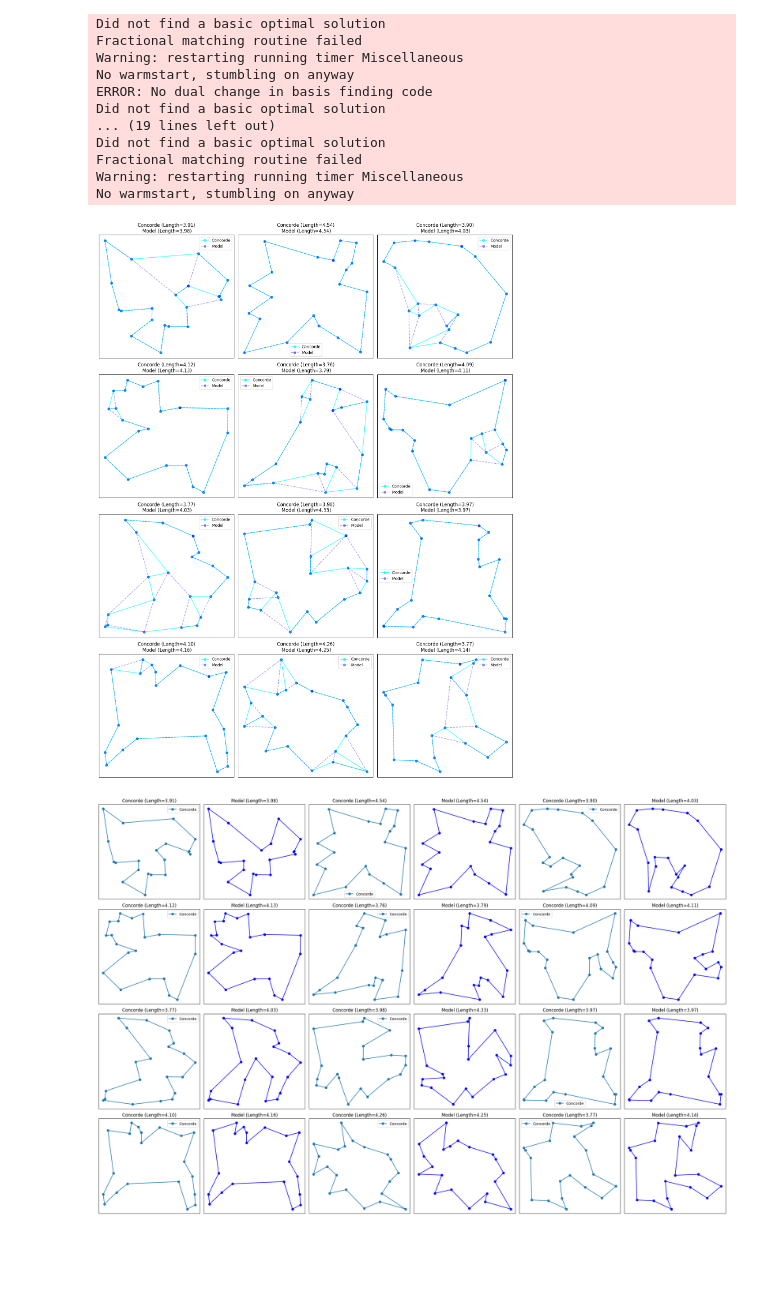
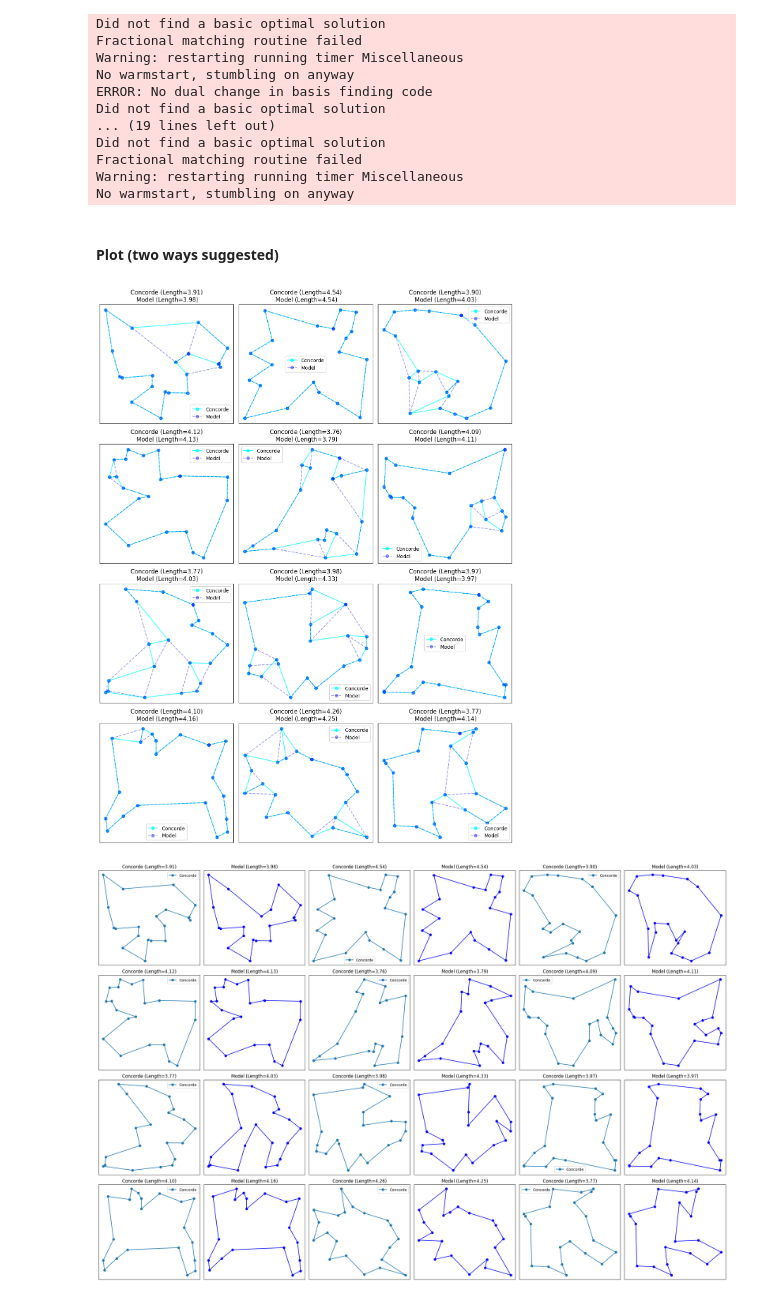
Before and after one commit to MarioAuditore/TDA-for-Travelling-Salesman, a Jupyter notebook: data_generation_and_train.ipynb, the cells around one changed output. Drawn from its saved outputs; the diff is of its cells as text; code cells hidden in the pictures; blank space fills up the shorter version.

Commit message:
updated visualization and removed some comments

```diff
--- a/data_generation_and_train.ipynb
+++ b/data_generation_and_train.ipynb
@@ -340,11 +340,6 @@ Loaded checkpoint for 20 nodes | Mean length: 3.8207452297210693
 def batch_sampler(data, batch_size, shuffle=True):
     """
     Generator function that yields batches from the dataset randomly.
-
-    Args:
-        data (np.ndarray): The dataset to sample from.
-        batch_size (int): The size of each batch.
-        shuffle (bool): Whether to shuffle the dataset at the beginning of each iteration.
     """
     data_size = len(data)
     indices = np.arange(data_size)
@@ -600,38 +571,40 @@ Did not find a basic optimal solution
 Fractional matching routine failed
 Warning: restarting running timer Miscellaneous
 No warmstart, stumbling on anyway
+# %% [markdown]
+#### Plot (two ways suggested)
 # %%
 n_tours = len(concorde_tours)
 n_cols = n_pairs
 
-fig, axs = plt.subplots(n_rows, n_cols, figsize=(5 * n_cols, 5 * n_rows))
+fig, axs = plt.subplots(n_rows, n_cols, figsize=(4 * n_cols, 4 * n_rows))
 
 for idx in range(n_tours):
     points = np.array(x_test[idx].to('cpu'))
     concorde_tour = concorde_tours[idx]
     model_tour = model_tours[idx]
 
     # Prepare sequences for plotting
     sequence_points_concorde = np.vstack([points[concorde_tour], points[concorde_tour][0]])  # Close the loop
     sequence_points_model = np.vstack([points[model_tour], points[model_tour][0]])  # Close the loop
 
     # Plot both tours on the same subplot
     ax = axs[idx // n_cols, idx % n_cols]
 
     ax.plot(sequence_points_concorde[:, 0], sequence_points_concorde[:, 1], marker='o',
             linestyle='-', color='cyan', alpha=0.8, label = 'Concorde')
 
     ax.plot(sequence_points_model[:, 0], sequence_points_model[:, 1], marker='o',
             linestyle='--', color='blue', alpha=0.4, label = 'Model')
 
     ax.set_title(f'Concorde (Length={lengths_with_concorde[idx]:.2f})\n Model (Length={lengths_with_nn[idx]:.2f})')
     ax.legend()
     ax.tick_params(axis='both', which='both', bottom=False, top=False, left=False, right=False, labelbottom=False, labelleft=False)
 
 plt.tight_layout()
 plt.show()
 # %% [output]
-[figure, old version]
+[figure, new version]
 # %%
 n_tours = len(concorde_tours)
 n_cols = 2 * n_pairs
```
Also changed, not shown: parts of 2 cells of this notebook.
